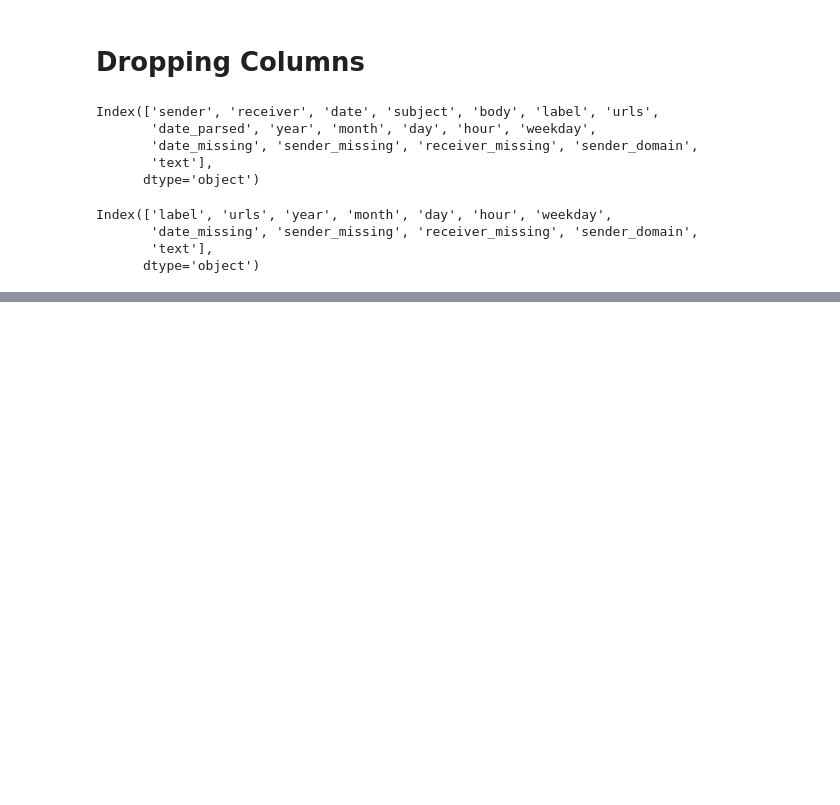
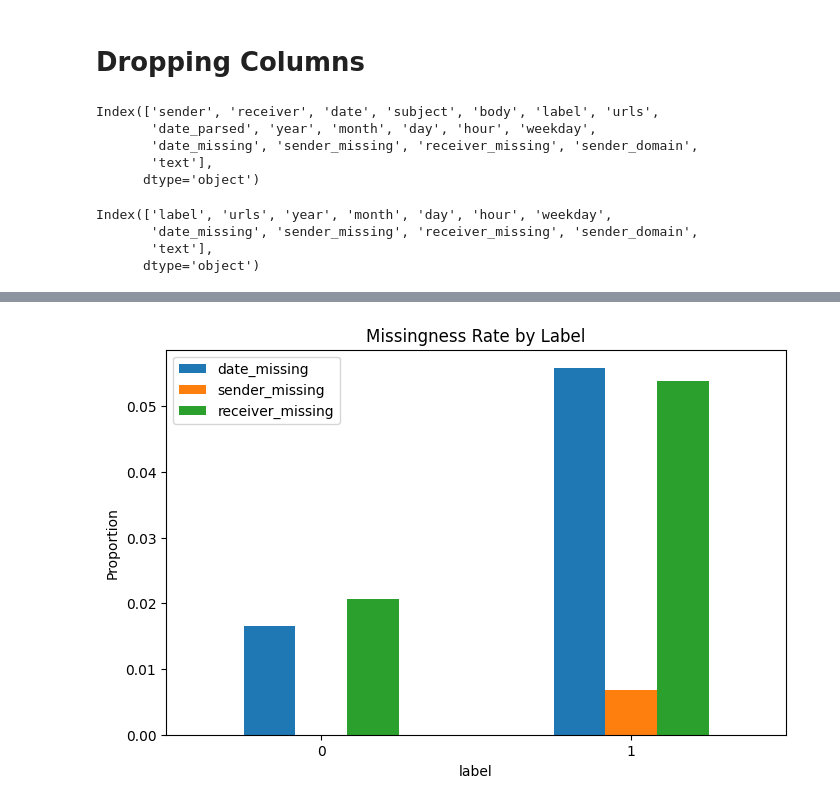
Before and after one commit to Freezyo7/Phishing_mail_detection, a Jupyter notebook: main.ipynb, the cells around one changed output, grey strips where cells are left out. Saved outputs shown, nothing was run; the diff lists cells and outputs as text; code cells hidden in the pictures; blank space fills up the shorter version.

```diff
--- a/main.ipynb
+++ b/main.ipynb
@@ -290,0 +320,16 @@ Index(['label', 'urls', 'year', 'month', 'day', 'hour', 'weekday',
+# %%
+missing_cols = ['date_missing', 'sender_missing', 'receiver_missing']
+
+missing_means = df.groupby('label')[missing_cols].mean().reset_index()
+
+missing_means.plot(
+    x='label',
+    kind='bar',
+    figsize=(8,5)
+)
+plt.title('Missingness Rate by Label')
+plt.ylabel('Proportion')
+plt.xticks(rotation=0)
+plt.show()
+# %% [output]
+[figure, added]
```
Also changed, not shown: parts of 10 cells of this notebook.
